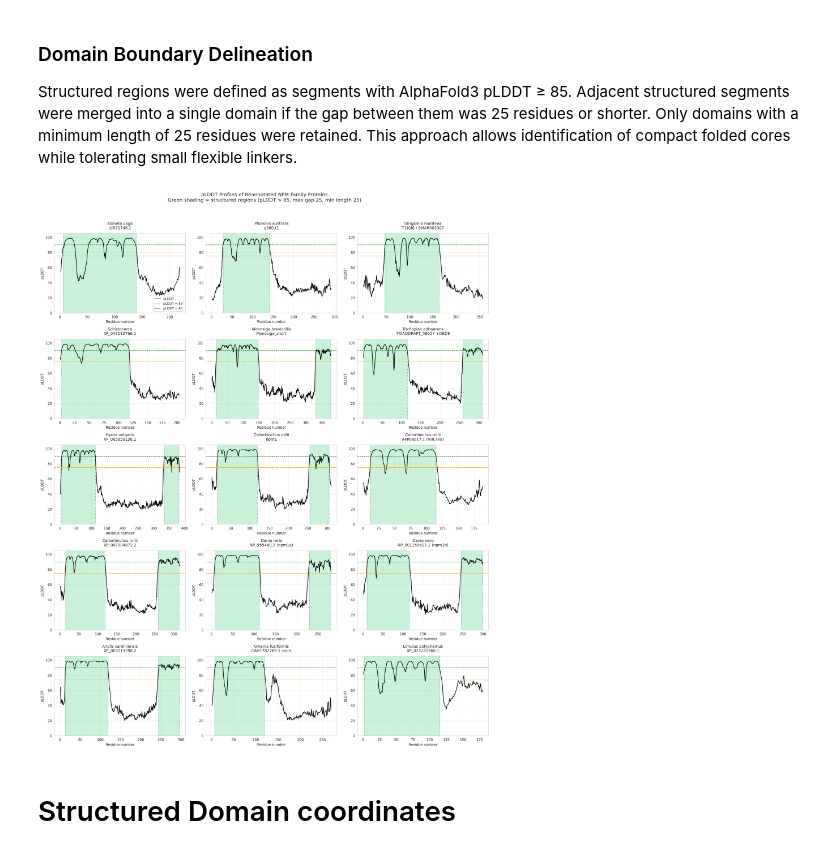
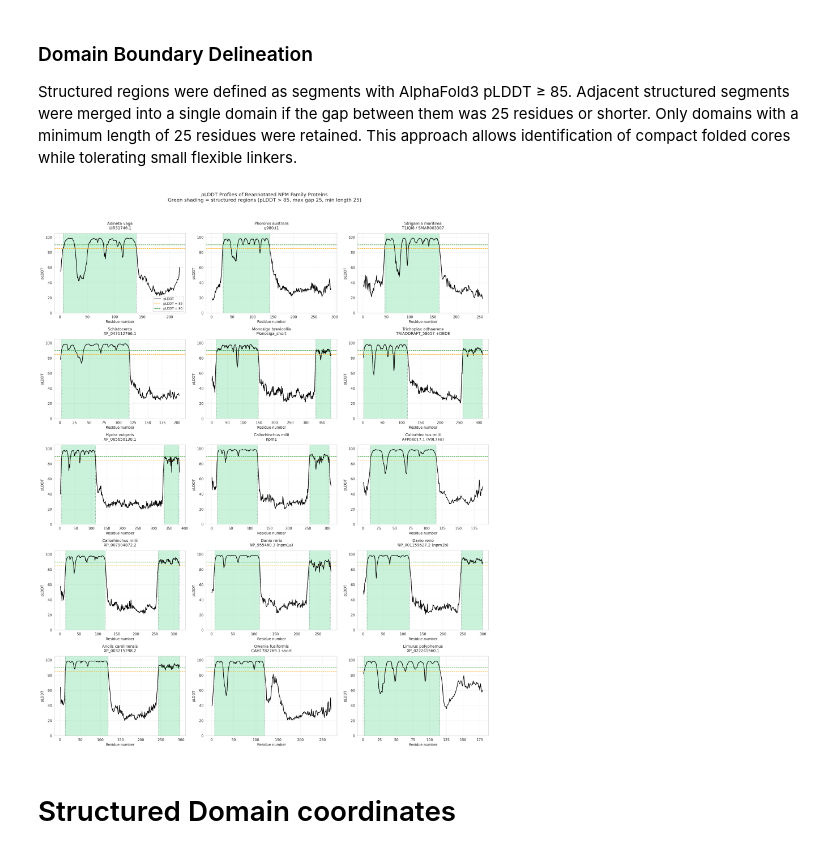
Before and after one commit to Sheval-Lab/Nucleoplasmin_evolution, a Jupyter notebook: notebooks/reannotated_species_alphafolds.ipynb, the cells around one changed output. Drawn from its saved outputs; the diff is of its cells as text; code cells hidden in the pictures.

```diff
--- a/notebooks/reannotated_species_alphafolds.ipynb
+++ b/notebooks/reannotated_species_alphafolds.ipynb
@@ -173,7 +113,7 @@ Structured regions were defined as segments with AlphaFold3 pLDDT ≥ 85. Adjace
 # %%
 import math
 
-def find_structural_domains(plddt, threshold=70, max_gap=25, min_length=25):
+def find_structural_domains(plddt, threshold=85, max_gap=25, min_length=25):
     raw_domains = []
     in_domain = False
     start = 0
@@ -230,34 +170,34 @@ for i, data in enumerate(all_data):
     for start, end in domains:
         ax.axvspan(start, end, alpha=0.25, color=structured_color)
 
-    ax.axhline(y=75, color='orange', linestyle='--', linewidth=1.1, label='pLDDT = 85')
+    ax.axhline(y=85, color='orange', linestyle='--', linewidth=1.1, label='pLDDT = 85')
     ax.axhline(y=90, color='green',  linestyle='--', linewidth=1.1, label='pLDDT = 90')
 
     for start, end in domains:
         if start > 1:
             ax.axvline(x=start, color='gray', linestyle=':', alpha=0.7)
         ax.axvline(x=end, color='gray', linestyle=':', alpha=0.7)
 
     # Formatting
     ax.set_title(f"{data['species']}\n{data['protein_name']}", fontsize=11, pad=12)
     ax.set_xlabel("Residue number", fontsize=10)
     ax.set_ylabel("pLDDT", fontsize=10)
     ax.set_ylim(0, 105)
     ax.grid(True, alpha=0.3)
 
     if i == 0:
         ax.legend(loc='lower right', fontsize=9)
 
 for j in range(i + 1, len(axes)):
     fig.delaxes(axes[j])
 
 plt.suptitle("pLDDT Profiles of Reannotated NPM Family Proteins\n"
              "Green shading = structured regions (pLDDT > 85, max gap 25, min length 25)",
              fontsize=14, y=0.98)
 
 plt.tight_layout(rect=[0, 0, 1, 0.96])
 plt.show()
 # %% [output]
-[figure, old version]
+[figure, new version]
 # %% [markdown]
 # Structured Domain coordinates
```
Also changed, not shown: parts of 3 cells of this notebook.
